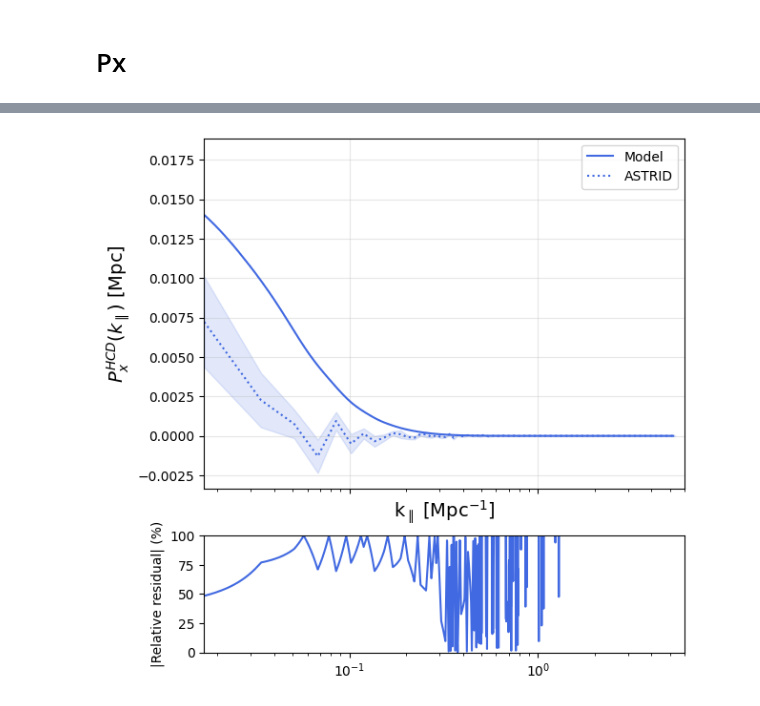
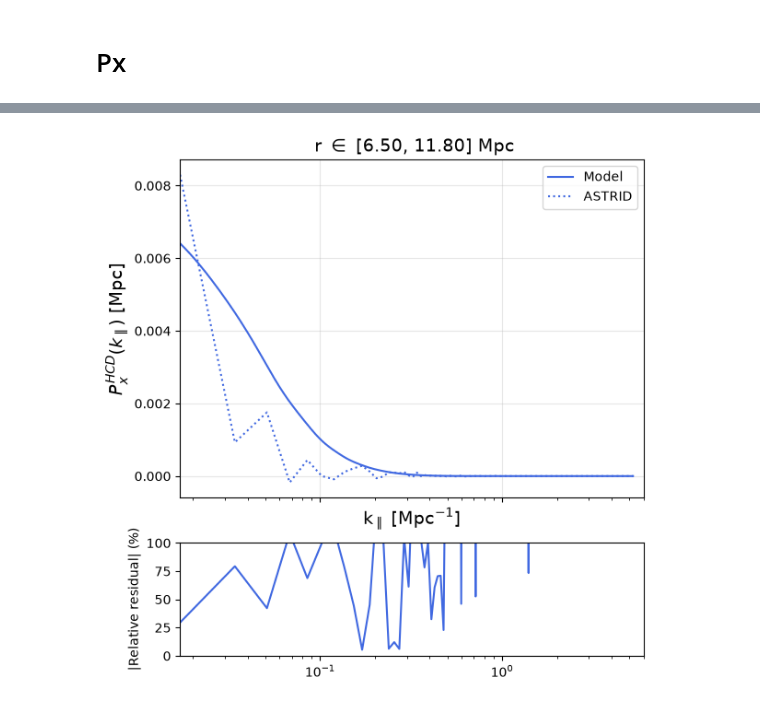
Before and after one commit to andreufont/astrid_hcd, a Jupyter notebook: MW11model/Comparisons/ModelvsASTRID.ipynb, the cells around one changed output, grey strips where cells are left out. Cells and saved outputs as stored; diff of their text form; code cells hidden in the pictures.

```diff
--- a/MW11model/Comparisons/ModelvsASTRID.ipynb
+++ b/MW11model/Comparisons/ModelvsASTRID.ipynb
@@ -265,5 +342,16 @@ px_hcd shape: (25, 5, 315)
 Cs shape =  (25,)
 # %%
-k_los *= hubble  # In Mpc^-1
-rbins /= hubble  # In Mpc
-pxs_hcd /= hubble
+k_los *= cosmo.CAMBparams.h  # In Mpc^-1
+rbins /= cosmo.CAMBparams.h  # In Mpc
+Px_tot /= cosmo.CAMBparams.h
+Px_lya /= cosmo.CAMBparams.h
+Px_hcd /= cosmo.CAMBparams.h
+Px_lyahcd /= cosmo.CAMBparams.h
+
+px_tot_m, px_lya_m, px_hcd_m , px_lyahcd_m = [], [], [], []
+for i in np.arange(px_tot.shape[0]):
+    px_tot_m.append(np.interp(k_los, k_los_m, px_tot[i, 0, :]))
+    px_lya_m.append(np.interp(k_los, k_los_m, px_lya[i, 0, :]))
+    px_hcd_m.append(np.interp(k_los, k_los_m, px_hcd[i, 0, :]))
+    px_lyahcd_m.append(np.interp(k_los, k_los_m, px_lyahcd[i, 0, :]))
+px_tot_m, px_lya_m, px_hcd_m, px_lyahcd_m = np.array(px_tot_m), np.array(px_lya_m), np.array(px_hcd_m) , np.array(px_lyahcd_m)
@@ -272,5 +357,0 @@ Let's make the mean of all the boxes
-# %%
-Nmbox = pxs_hcd[:, 0].shape[0]
-Px_hcd, Px_std_hcd = np.mean(pxs_hcd, axis=0), np.std(pxs_hcd, axis=0)/np.sqrt(Nmbox-1)
-# %%
-k_los, Px_hcd, Px_std_hcd = k_los[1:], Px_hcd[:, 1:], Px_std_hcd[:, 1:]
@@ -297,30 +422,32 @@ plt.savefig('plot.png', dpi=200, bbox_inches='tight')
+# %%
+res_tot = np.abs(Px_tot - px_tot_m)/px_tot_m
+res_lya = np.abs(Px_lya - px_lya_m)/px_lya_m
+res_hcd = np.abs(Px_hcd - px_hcd_m)/px_hcd_m
+res_lyahcd = np.abs(Px_lyahcd - px_lyahcd_m)/px_lyahcd_m
 # %%
 fig, axes = plt.subplots(2, 1, figsize=(6.5, 7), sharex='col',
                          gridspec_kw={'height_ratios': [3, 1]}, )
 
 i = 4
-res_hcd = (np.abs(np.interp(k_w1w2, k_los, Px_hcd[i, :])) - px_hcd[i, 0, :])/px_hcd[i, 0, :]
-
 # Upper panel
 ax = axes[0]
-ax.plot(k_w1w2, px_hcd[i, 0, :], color='royalblue', label='Model')
+ax.plot(k_los_m, px_hcd[i, 0, :], color='royalblue', label='Model')
 ax.plot(k_los, Px_hcd[i, :], color='royalblue', linestyle=':', label='ASTRID')
-ax.fill_between(k_los, (Px_hcd[i, :]-Px_std_hcd[i, :]), (Px_hcd[i, :]+Px_std_hcd[i, :]), color='royalblue', alpha=0.15)
 
 ax.legend(loc='upper right')
 ax.set_xscale('log')
 ax.grid(alpha=0.3)
 ax.set_xlim(k_los.min(), 6)
-#ax.set_ylim(-0.2, 0.4)
 ax.set_xlabel(r'k$_\parallel$ [Mpc$^{-1}$]', fontsize=14)
 ax.set_ylabel(r'$P_{x}^{HCD}(k_\parallel)$ [Mpc]', fontsize=14)
+ax.set_title(f' r $\\in$ [%.2f, %.2f] Mpc' %(r_bins[i], r_bins[i+1]), fontsize=14)
 
 # Lower pannel
 ax = axes[1]
-ax.plot(k_w1w2, np.abs(res_hcd)*100, color='royalblue')
+ax.plot(k_los, np.abs(res_hcd[i, :])*100, color='royalblue')
 ax.set_ylabel('|Relative residual| (%)')
 ax.set_ylim(0, 100);
 
 plt.savefig('plot.png', dpi=200, bbox_inches='tight')
 # %% [output]
-[figure, old version]
+[figure, new version]
```
Also changed, not shown: parts of 30 cells of this notebook, 15 other files.
